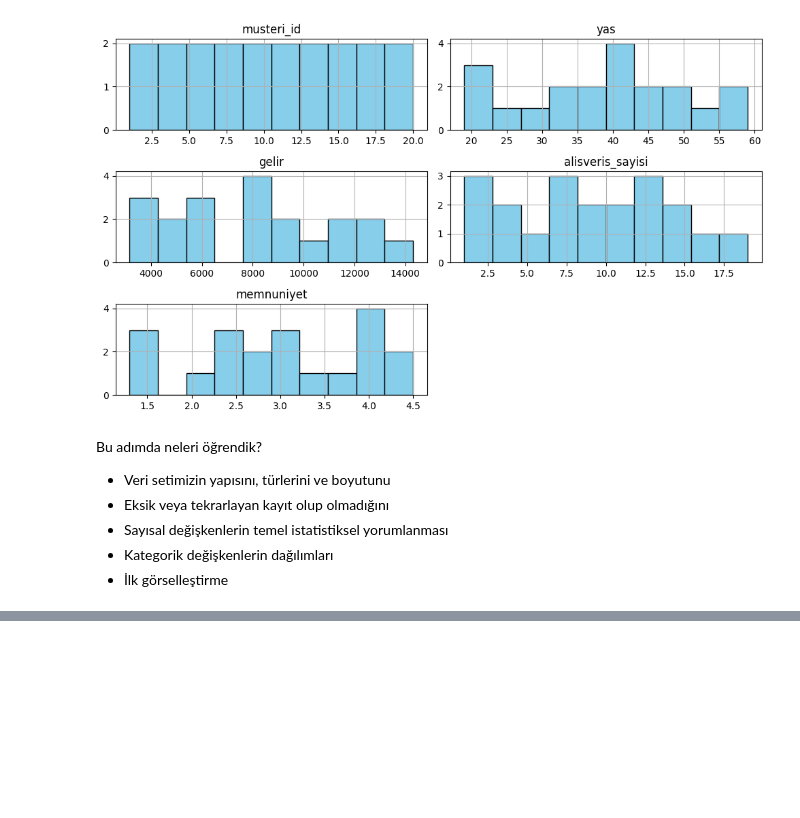
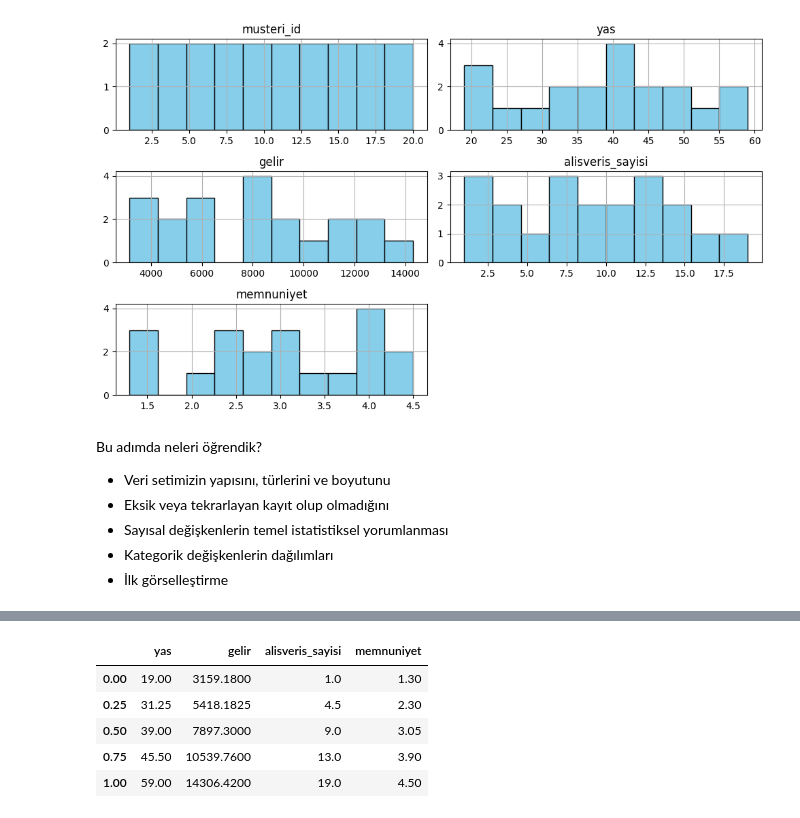
Before and after one commit to ArsenLupen53/GYZU-BTK-codespace, a Jupyter notebook: veri_seti_inceleme/veri_seti_ilk_islemler_gorsellestirme.ipynb, the cells around one changed output, grey strips where cells are left out. Drawn from its saved outputs; the diff is of its cells as text; code cells hidden in the pictures; blank space fills up the shorter version.

Commit message:
veri seti inceleme gün 2

```diff
--- a/veri_seti_inceleme/veri_seti_ilk_islemler_gorsellestirme.ipynb
+++ b/veri_seti_inceleme/veri_seti_ilk_islemler_gorsellestirme.ipynb
@@ -218,0 +284,10 @@ Bu adımda neleri öğrendik?
+# %%
+#minimum, maksimum ve çeyrek bilgileri
+veri[["yas","gelir","alisveris_sayisi","memnuniyet"]].quantile([0,0.25,0.5,0.75,1])
+# %% [output]
+|  | yas | gelir | alisveris_sayisi | memnuniyet |
+| 0.00 | 19.00 | 3159.1800 | 1.0 | 1.30 |
+| 0.25 | 31.25 | 5418.1825 | 4.5 | 2.30 |
+| 0.50 | 39.00 | 7897.3000 | 9.0 | 3.05 |
+| 0.75 | 45.50 | 10539.7600 | 13.0 | 3.90 |
+| 1.00 | 59.00 | 14306.4200 | 19.0 | 4.50 |
```
Also changed, not shown: parts of 11 cells of this notebook.
